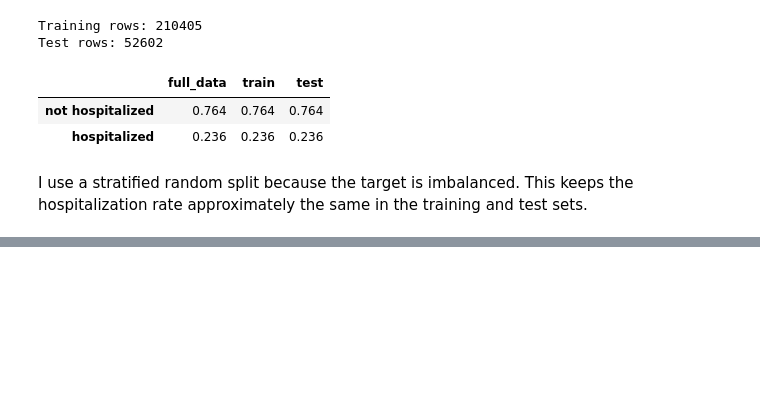
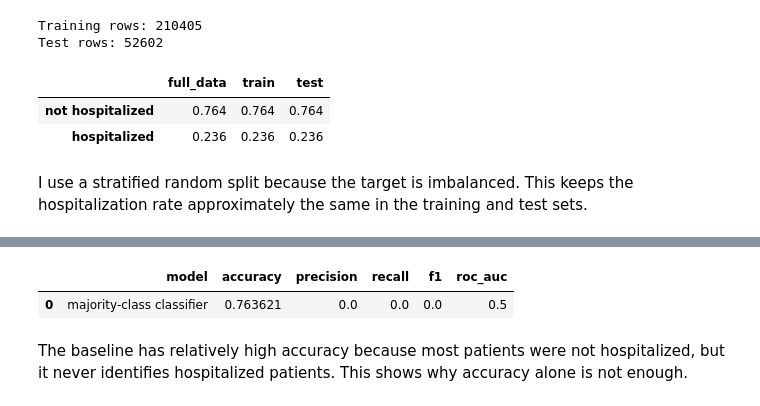
Before and after one commit to DiegoGarces95/Machine_Learning_COVID19, a Jupyter notebook: yuqi_mlproj.ipynb, the cells around one changed output, grey strips where cells are left out. Cells and saved outputs as stored; diff of their text form; code cells hidden in the pictures; blank space fills up the shorter version.

```diff
--- a/yuqi_mlproj.ipynb
+++ b/yuqi_mlproj.ipynb
@@ -541,0 +578,34 @@ I use a stratified random split because the target is imbalanced. This keeps the
+# %%
+# Import baseline model
+from sklearn.dummy import DummyClassifier
+
+# Create a majority-class baseline model
+# This model always predicts the most frequent class in the training set
+baseline_model = DummyClassifier(strategy="most_frequent")
+
+# Fit the baseline only on the training data
+baseline_model.fit(X_train, y_train)
+
+# Predict labels on the test set
+baseline_pred = baseline_model.predict(X_test)
+
+# Predict probabilities on the test set
+# The probability for class 1 is needed for ROC-AUC
+baseline_proba = baseline_model.predict_proba(X_test)[:, 1]
+# %%
+# Evaluate the baseline model
+baseline_results = {
+    "model": "majority-class classifier",
+    "accuracy": accuracy_score(y_test, baseline_pred),
+    "precision": precision_score(y_test, baseline_pred, zero_division=0),
+    "recall": recall_score(y_test, baseline_pred, zero_division=0),
+    "f1": f1_score(y_test, baseline_pred, zero_division=0),
+    "roc_auc": roc_auc_score(y_test, baseline_proba)
+}
+
+pd.DataFrame([baseline_results])
+# %% [output]
+|  | model | accuracy | precision | recall | f1 | roc_auc |
+| 0 | majority-class classifier | 0.763621 | 0.0 | 0.0 | 0.0 | 0.5 |
+# %% [markdown]
+The baseline has relatively high accuracy because most patients were not hospitalized, but it never identifies hospitalized patients. This shows why accuracy alone is not enough.
```
Also changed, not shown: parts of 10 cells of this notebook, 1 other file.
